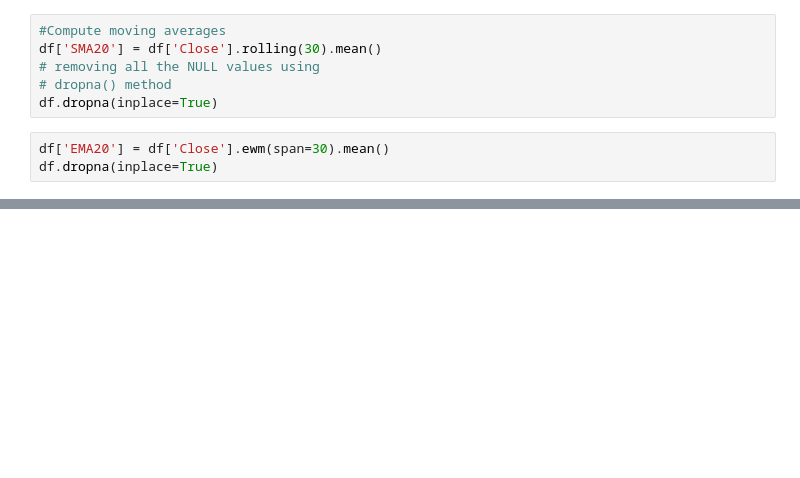
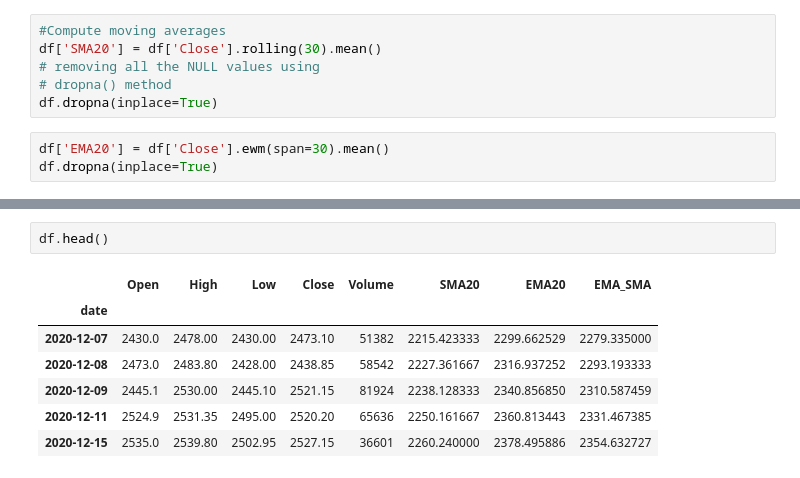
Before and after one commit to anshulthakur/experimental, a Jupyter notebook: analytics/stocks/Stocks Visualization.ipynb, the cells around one changed output, grey strips where cells are left out. Cells and saved outputs as stored; diff of their text form; blank space fills up the shorter version.

```diff
--- a/analytics/stocks/Stocks Visualization.ipynb
+++ b/analytics/stocks/Stocks Visualization.ipynb
@@ -183,0 +242,10 @@ df.dropna(inplace=True)
+# %%
+df.head()
+# %% [output]
+|  | Open | High | Low | Close | Volume | SMA20 | EMA20 | EMA_SMA |
+| date |  |  |  |  |  |  |  |  |
+| 2020-12-07 | 2430.0 | 2478.00 | 2430.00 | 2473.10 | 51382 | 2215.423333 | 2299.662529 | 2279.335000 |
+| 2020-12-08 | 2473.0 | 2483.80 | 2428.00 | 2438.85 | 58542 | 2227.361667 | 2316.937252 | 2293.193333 |
+| 2020-12-09 | 2445.1 | 2530.00 | 2445.10 | 2521.15 | 81924 | 2238.128333 | 2340.856850 | 2310.587459 |
+| 2020-12-11 | 2524.9 | 2531.35 | 2495.00 | 2520.20 | 65636 | 2250.161667 | 2360.813443 | 2331.467385 |
+| 2020-12-15 | 2535.0 | 2539.80 | 2502.95 | 2527.15 | 36601 | 2260.240000 | 2378.495886 | 2354.632727 |
```
Also changed, not shown: parts of 11 cells of this notebook.
